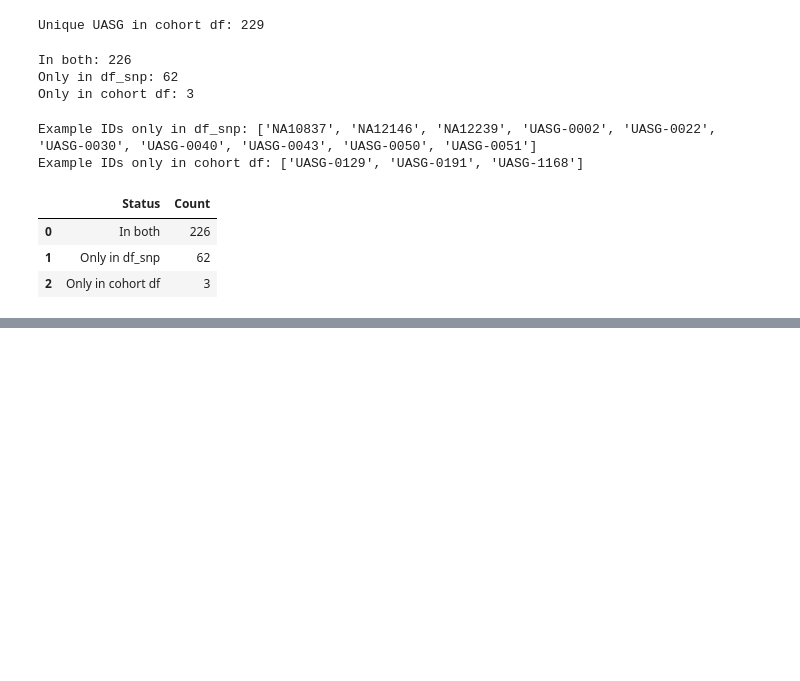
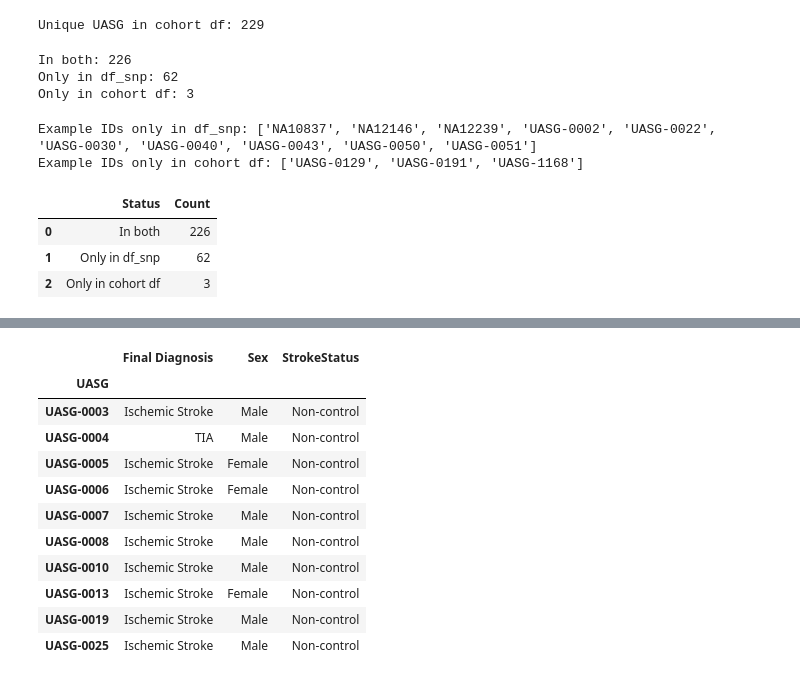
Before and after one commit to sabbasii/illumina-genotyping-pipeline, a Jupyter notebook: scripts/Explore_Temp.ipynb, the cells around one changed output, grey strips where cells are left out. Cells and saved outputs as stored; diff of their text form; code cells hidden in the pictures; blank space fills up the shorter version.

Commit message:
update pipeline: add new cohort scripts, remove old ones, update metadata

```diff
--- a/scripts/Explore_Temp.ipynb
+++ b/scripts/Explore_Temp.ipynb
@@ -346,0 +702,5 @@ display(summary)
+# %%
+# Expression data starts at row 1 (probes in 'ID', samples in cols 7+)
+expr_T = df_transpose.iloc[1:].set_index("ID")
+
+print("Expression shape:", expr_T.shape)  # rows = probes, cols = samples
@@ -346,0 +711,2 @@ display(summary)
+# %%
+df_csv = df_csv.drop(columns=["UASG_clean"], errors="ignore")
@@ -346,0 +836,3 @@ display(summary)
+# %%
+# If you later want the expression-only matrix, use:
+expr_T = dfT2.set_index("ID").iloc[1:]   # rows=probes, cols=samples
@@ -346,0 +947,58 @@ display(summary)
+# %%
+import pandas as pd
+
+# --- helpers ---
+def clean_ids(iterable):
+    s = pd.Series(iterable, dtype="string")
+    return (s.str.strip()
+             .replace({"": pd.NA, "nan": pd.NA, "None": pd.NA})
+             .dropna())
+
+# 1) Recompute the overlap set (robust to reruns)
+snp_ids = set(clean_ids(df_snp["Sample_Name"]).unique())
+t2_ids  = set(clean_ids(dfT2.columns[7:]).unique())
+overlap_ids = snp_ids & t2_ids
+print("Overlap (df_snp ∩ dfT2):", len(overlap_ids))
+
+# 2) Build a metadata table from df_csv (UASG + diagnosis + sex)
+meta_cols = ["UASG", "Final Diagnosis", "Sex"]
+missing_cols = [c for c in meta_cols if c not in df_csv.columns]
+if missing_cols:
+    raise KeyError(f"df_csv missing expected columns: {missing_cols}")
+
+meta = (df_csv[meta_cols]
+        .drop_duplicates(subset=["UASG"])
+        .assign(UASG=lambda d: d["UASG"].astype(str).str.strip())
+        .set_index("UASG"))
+
+# 3) Align metadata to *only* the overlapping sample IDs
+#    (non-UASG IDs in the overlap will become NaN here, which is expected)
+overlap_meta = meta.reindex(sorted(overlap_ids))
+
+# 4) Derive a simple StrokeStatus (Control vs Non-control) from Final Diagnosis
+#    Adjust the rule as needed (e.g., "Healthy Control", "HC" etc.)
+fd = overlap_meta["Final Diagnosis"].astype("string")
+is_control = fd.str.contains("control", case=False, na=False)
+overlap_meta["StrokeStatus"] = pd.Series(pd.NA, index=overlap_meta.index)
+overlap_meta.loc[is_control, "StrokeStatus"] = "Control"
+overlap_meta.loc[~is_control & fd.notna(), "StrokeStatus"] = "Non-control"
+
+# 5) Quick row preview
+print("\nPreview (first 10):")
+display(overlap_meta.head(10))
+
+# 6) Counts by StrokeStatus and Sex
+print("\nCounts by StrokeStatus:")
+print(overlap_meta["StrokeStatus"].value_counts(dropna=False))
+
+print("\nCounts by Sex:")
+print(overlap_meta["Sex"].value_counts(dropna=False))
+
+print("\nCross-tab (StrokeStatus × Sex):")
+display(pd.crosstab(overlap_meta["StrokeStatus"], overlap_meta["Sex"], dropna=False))
+
+# 7) Report IDs with missing metadata (e.g., non-UASG overlap or unmatched)
+missing_meta = overlap_meta.index[overlap_meta["Final Diagnosis"].isna() | overlap_meta["Sex"].isna()]
+print("\nIDs in overlap lacking diagnosis/sex in df_csv (first 20):")
+print(list(missing_meta[:20]))
+# %% [output]
@@ -346,0 +1008,12 @@ display(summary)
+|  | Final Diagnosis | Sex | StrokeStatus |
+| UASG |  |  |  |
+| UASG-0003 | Ischemic Stroke | Male | Non-control |
+| UASG-0004 | TIA | Male | Non-control |
+| UASG-0005 | Ischemic Stroke | Female | Non-control |
+| UASG-0006 | Ischemic Stroke | Female | Non-control |
+| UASG-0007 | Ischemic Stroke | Male | Non-control |
+| UASG-0008 | Ischemic Stroke | Male | Non-control |
+| UASG-0010 | Ischemic Stroke | Male | Non-control |
+| UASG-0013 | Ischemic Stroke | Female | Non-control |
+| UASG-0019 | Ischemic Stroke | Male | Non-control |
+| UASG-0025 | Ischemic Stroke | Male | Non-control |
```
Also changed, not shown: parts of 57 cells of this notebook, 34 other files.
